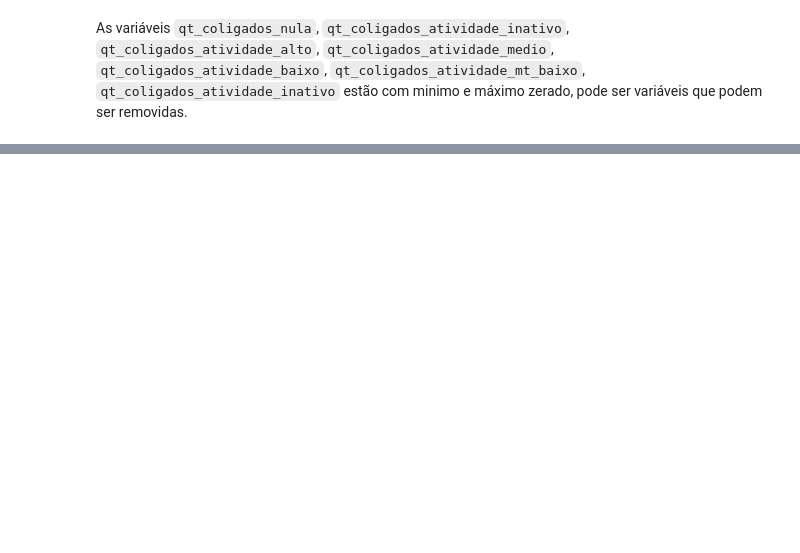
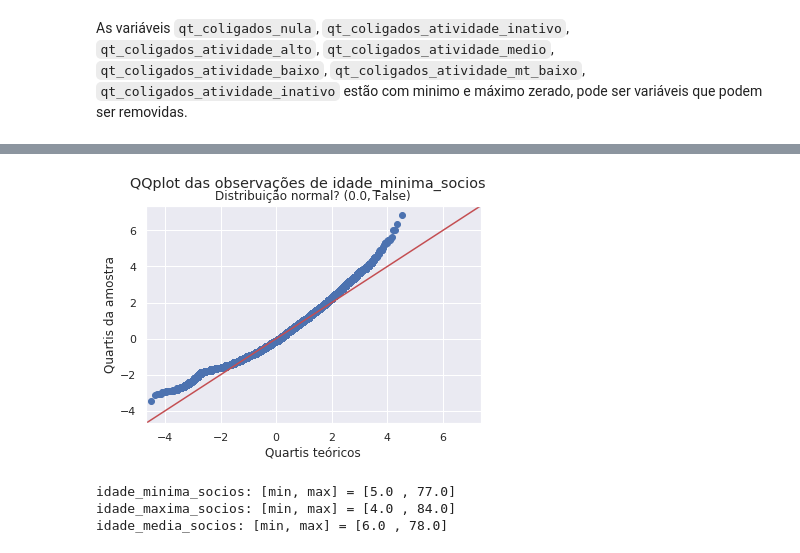
Before and after one commit to johnnessantos/codenation, a Jupyter notebook: projeto-pratico/src/notebooks/analise.ipynb, the cells around one changed output, grey strips where cells are left out. Saved outputs shown, nothing was run; the diff lists cells and outputs as text; code cells hidden in the pictures; blank space fills up the shorter version.

```diff
--- a/projeto-pratico/src/notebooks/analise.ipynb
+++ b/projeto-pratico/src/notebooks/analise.ipynb
@@ -274 +294,33 @@ variaveis_faltantes_observar = ['idade_ate_18', 'idade_de_19_a_23', 'idade_de_24
+# %%
+sm.qqplot(market_faltante['idade_minima_socios'].dropna(), fit=True, line="45")
+
+plt.xlabel('Quartis teóricos')
+plt.ylabel('Quartis da amostra')
+plt.suptitle('QQplot das observações de idade_minima_socios')
+plt.title(f'Distribuição normal? {experimentos.verificar_distribuicao_normal(market_faltante.idade_minima_socios.dropna(), 0.05)}')
+plt.show()
+# %% [output]
+[figure, added]
+# %%
+# Tratamento de anonalias
+outliers = experimentos.deteccao_anomalia(market_faltante['idade_minima_socios'])
+print(f'idade_minima_socios: [min, max] = [{outliers[0]} , {outliers[1]}]')
+market_faltante.loc[outliers[2], 'idade_minima_socios'] = np.nan
+market.loc[outliers[2], 'idade_minima_socios'] = np.nan
+
+
+outliers = experimentos.deteccao_anomalia(market_faltante['idade_maxima_socios'])
+print(f'idade_maxima_socios: [min, max] = [{outliers[0]} , {outliers[1]}]')
+market_faltante.loc[outliers[2], 'idade_maxima_socios'] = np.nan
+market.loc[outliers[2], 'idade_maxima_socios'] = np.nan
+
+
+outliers = experimentos.deteccao_anomalia(market_faltante['idade_media_socios'])
+print(f'idade_media_socios: [min, max] = [{outliers[0]} , {outliers[1]}]')
+market_faltante.loc[outliers[2], 'idade_media_socios'] = np.nan
+market.loc[outliers[2], 'idade_media_socios'] = np.nan
+# %% [output]
+idade_minima_socios: [min, max] = [5.0 , 77.0]
+idade_maxima_socios: [min, max] = [4.0 , 84.0]
+idade_media_socios: [min, max] = [6.0 , 78.0]
 # %%
```
Also changed, not shown: parts of 51 cells of this notebook, 1 other file.
